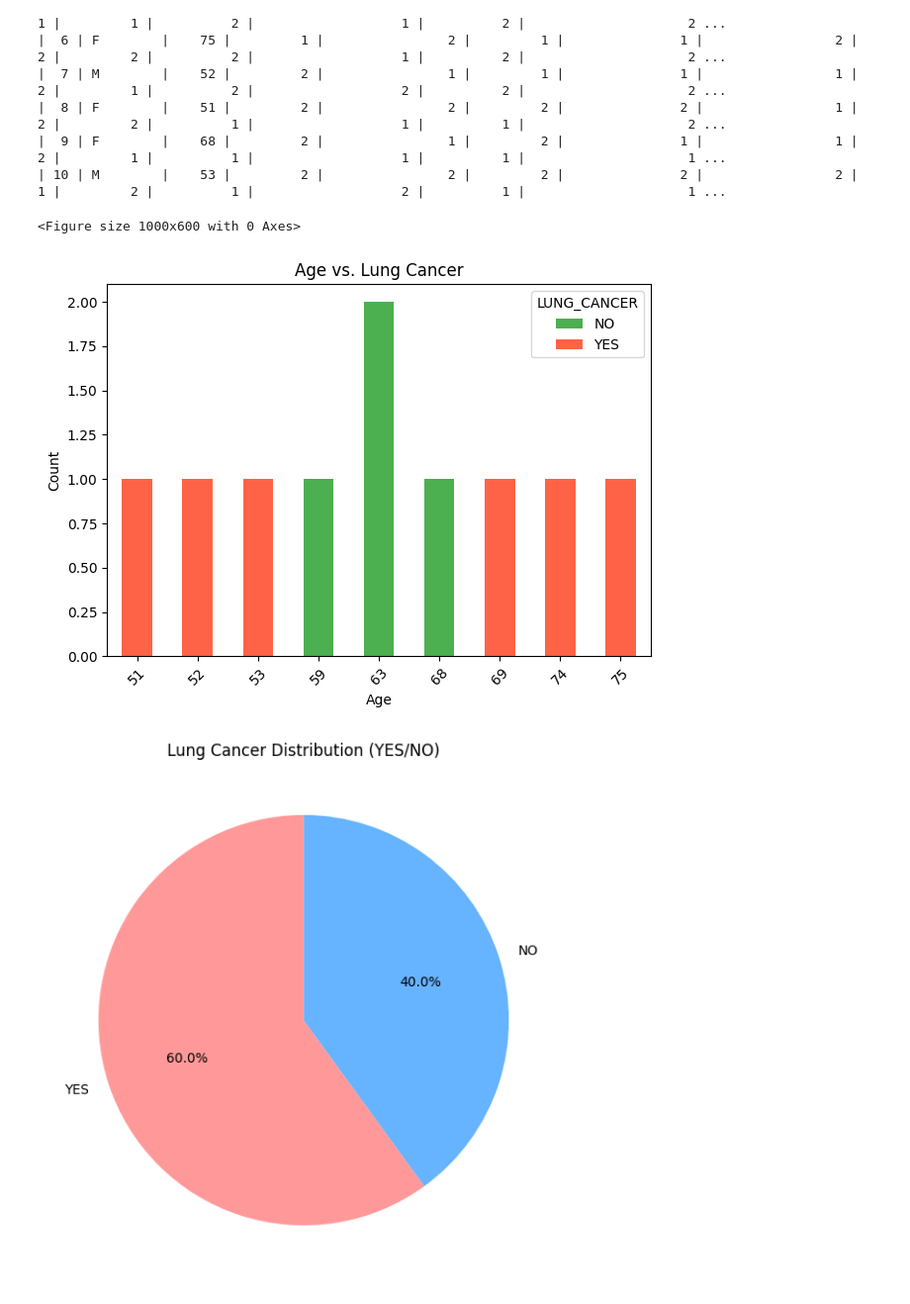
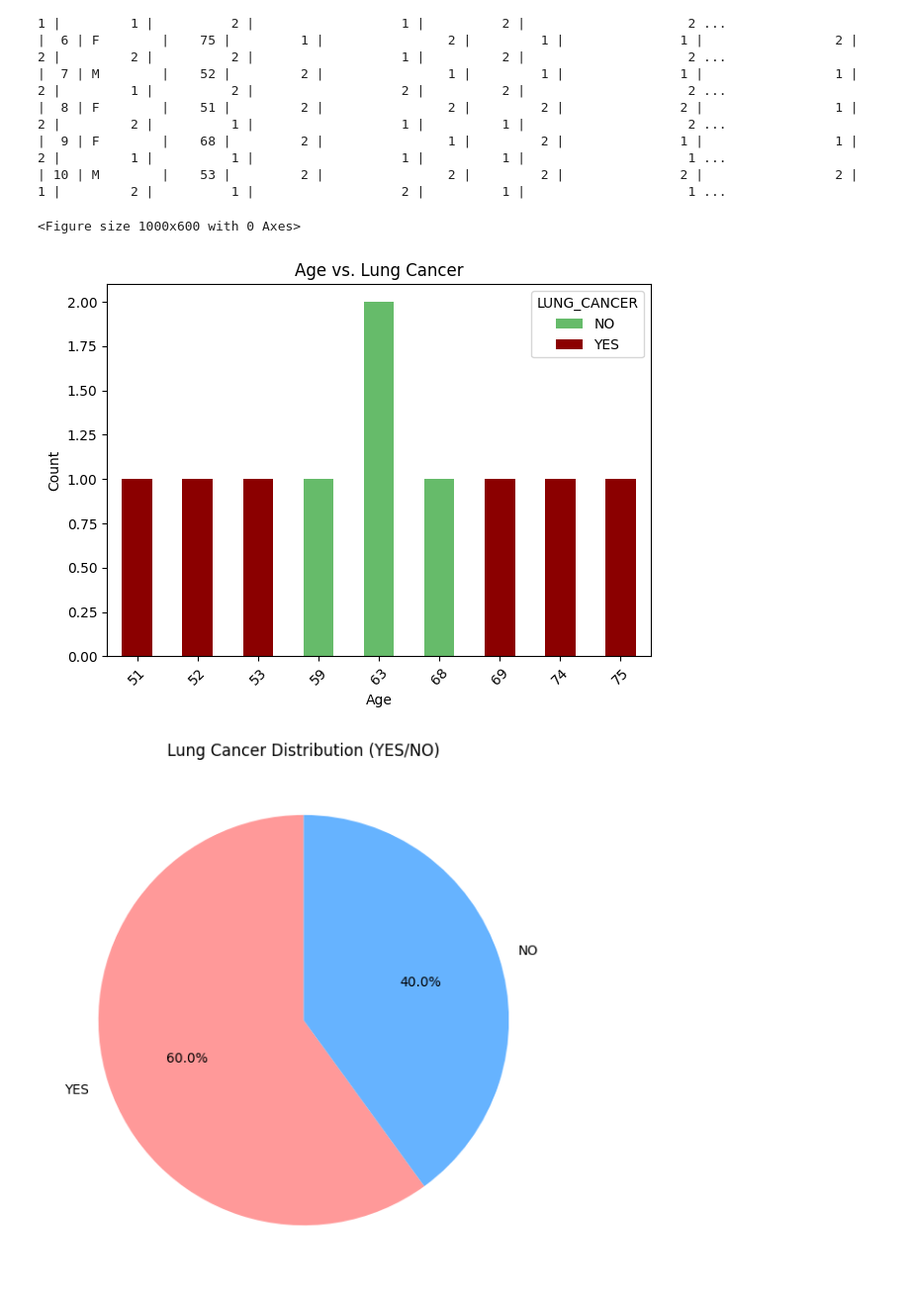
Before and after one commit to Rajkumar3754/Lung-cancer-Analysis, a Jupyter notebook: lungs_cancer.ipynb, the cells around one changed output. Shown: that part at 99% size. Cells and saved outputs as stored; diff of their text form; code cells hidden in the pictures.

```diff
--- a/lungs_cancer.ipynb
+++ b/lungs_cancer.ipynb
@@ -55,18 +55,18 @@ print(tabulate(df, headers='keys', tablefmt='pipe', showindex=True))
 # %%
 # Column and Bar chart for Age vs Lungs Cancer
 
 plt.figure(figsize=(10, 6))
-df.groupby('AGE')['LUNG_CANCER'].value_counts().unstack().plot(kind='bar', stacked=True, color=['#4CAF50', '#FF6347'])
+df.groupby('AGE')['LUNG_CANCER'].value_counts().unstack().plot(kind='bar', stacked=True, color=['#66BB6A', '#8B0000'])
 plt.title('Age vs. Lung Cancer')
 plt.xlabel('Age')
 plt.ylabel('Count')
 plt.xticks(rotation=45)
 plt.legend(title="LUNG_CANCER", labels=["NO", "YES"])
 plt.tight_layout()
 plt.show()
 # %% [output]
 <Figure size 1000x600 with 0 Axes>
-[figure, old version]
+[figure, new version]
 # %%
 #Pie Chart for `LUNG_CANCER` distribution (YES/NO)
 lung_cancer_counts = df['LUNG_CANCER'].value_counts()
```
Also changed, not shown: parts of 1 cell of this notebook.
